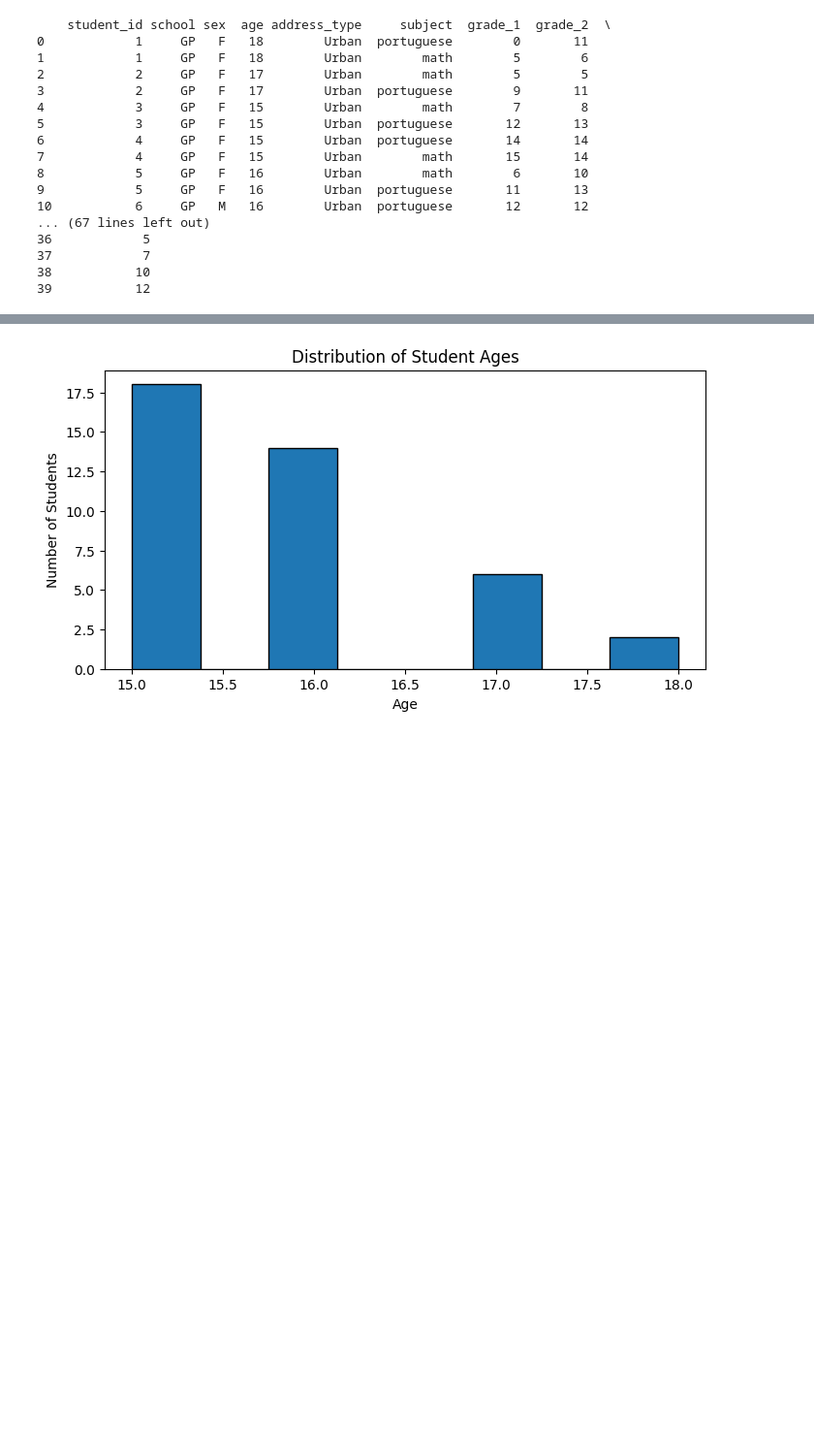
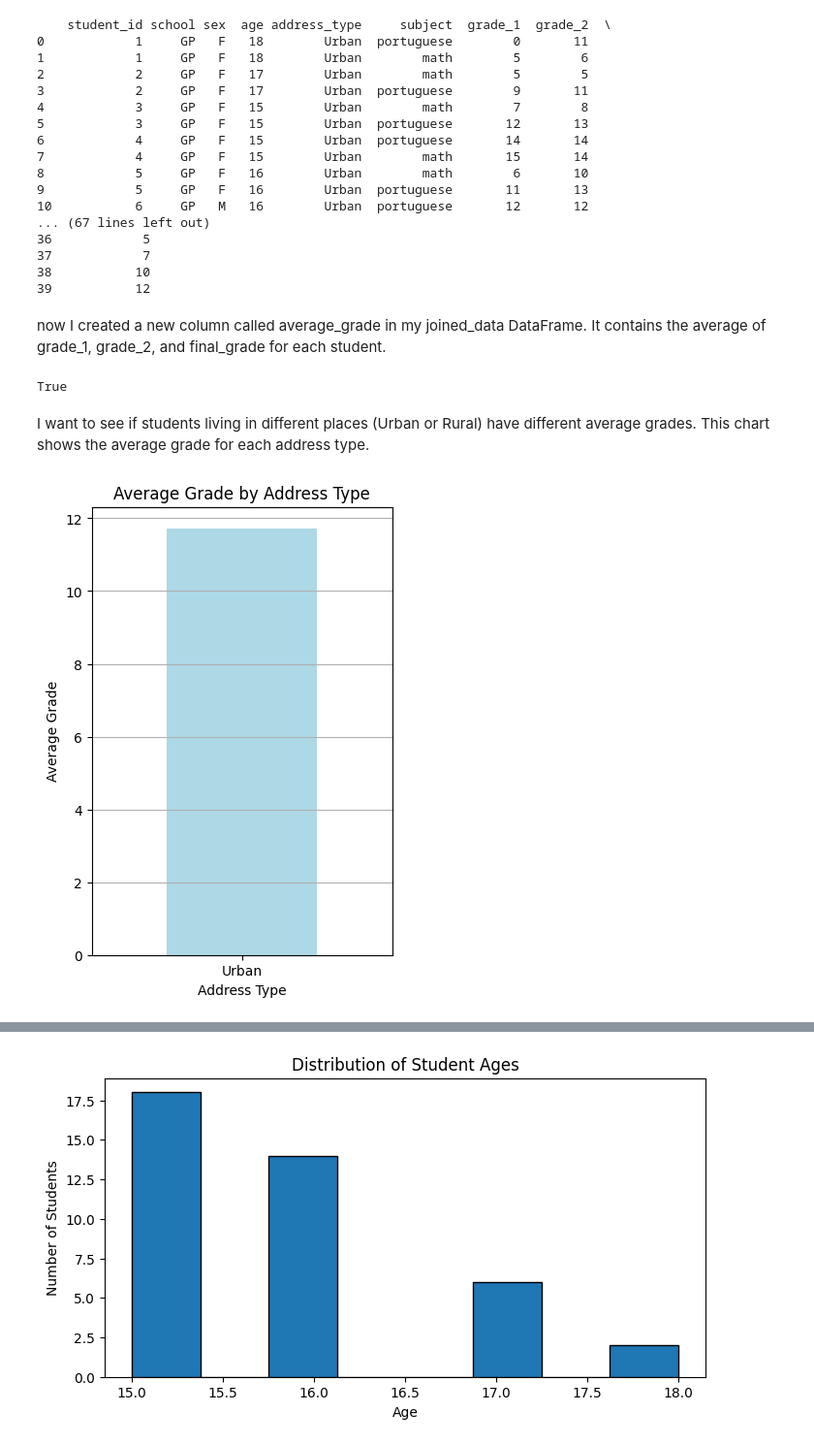
Before and after one commit to elaktif/elaktif-student-performance-analysis-Capstone, a Jupyter notebook: student_performance_analysis Capstone.ipynb.ipynb, the cells around one changed output, grey strips where cells are left out. Shown at 97% size. Drawn from its saved outputs; the diff is of its cells as text; code cells hidden in the pictures; blank space fills up the shorter version.

```diff
--- a/student_performance_analysis Capstone.ipynb.ipynb
+++ b/student_performance_analysis Capstone.ipynb.ipynb
@@ -208,0 +209,12 @@ joined_df.to_csv("joined_student_data.csv", index=False)
+# %%
+# Create new column (average grade colomn)
+joined_data['average_grade'] = (
+    joined_data[['grade_1', 'grade_2', 'final_grade']].astype(float).mean(axis=1)
+)
+# %% [markdown]
+now I created a new column called average_grade in my joined_data DataFrame.
+It contains the average of grade_1, grade_2, and final_grade for each student.
+# %%
+'average_grade' in joined_data.columns
+# %% [output]
+True
@@ -208,0 +223,20 @@ joined_df.to_csv("joined_student_data.csv", index=False)
+# %% [markdown]
+I want to see if students living in different places (Urban or Rural) have different average grades. This chart shows the average grade for each address type.
+# %%
+# Group data by address type and find average grade
+avg_by_address = joined_data.groupby('address_type')['average_grade'].mean()
+
+# Make a bar chart to show average grades by address type
+avg_by_address.plot(kind='bar', color=['lightblue', 'orange'], figsize=(4,6))
+
+# Add title and labels
+plt.title('Average Grade by Address Type')
+plt.xlabel('Address Type')
+plt.ylabel('Average Grade')
+plt.xticks(rotation=0)
+plt.grid(axis='y')
+
+# Show chart
+plt.show()
+# %% [output]
+[figure, added]
```
Also changed, not shown: parts of 18 cells of this notebook, 3 other files.
